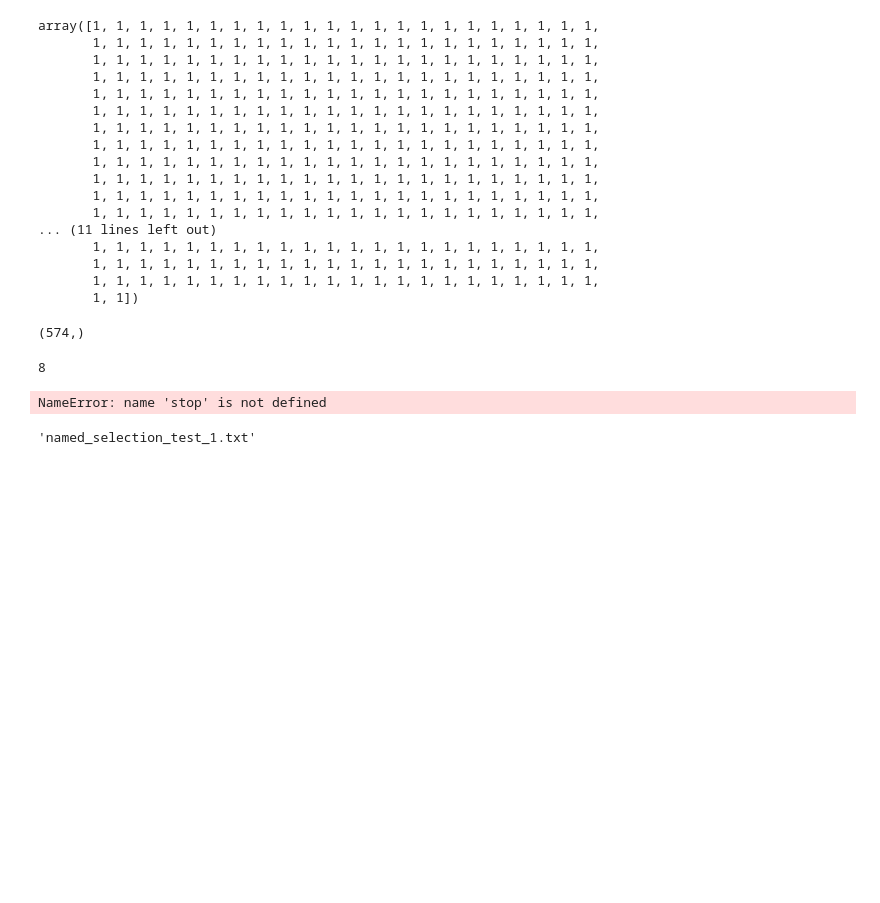
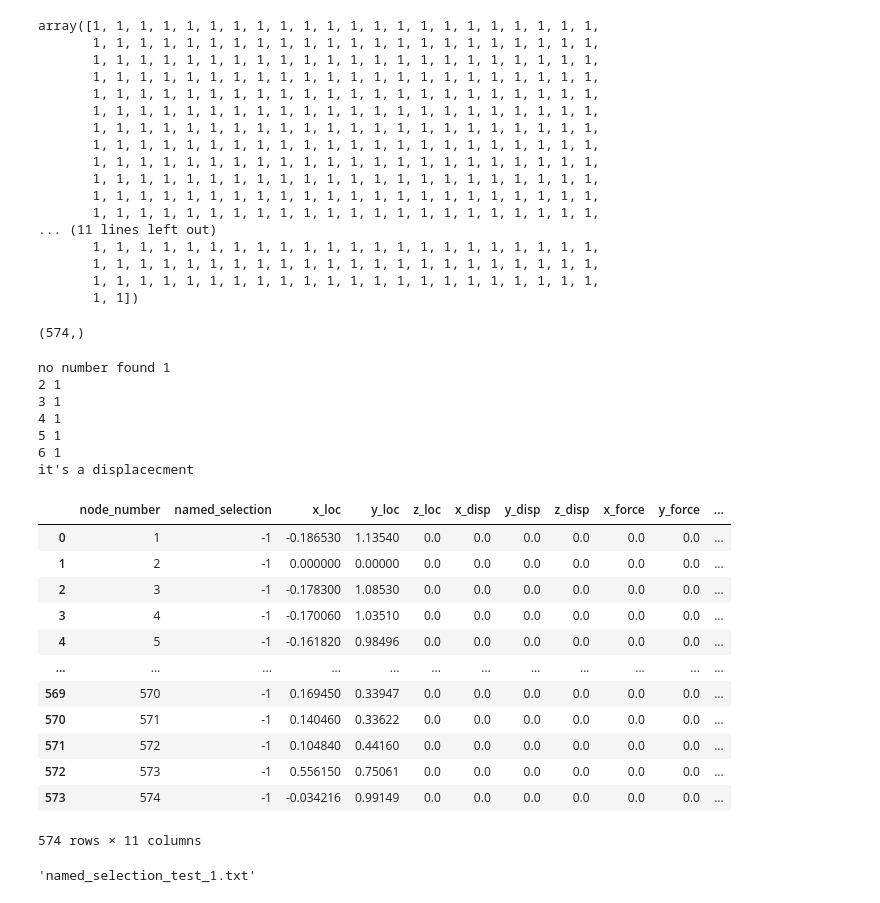
Before and after one commit to waltherwj/AI-and-FEA-model, a Jupyter notebook: 2D/data_preprocessing_notebook.ipynb, the cells around one changed output. Saved outputs shown, nothing was run; the diff lists cells and outputs as text; code cells hidden in the pictures; blank space fills up the shorter version.

Commit message:
feat: add handling for the case where the selection has no number

```diff
--- a/2D/data_preprocessing_notebook.ipynb
+++ b/2D/data_preprocessing_notebook.ipynb
@@ -181,7 +181,10 @@ D:\Ansys Simulations\Project\2D\data\v12_test\data_dir_26\named_selection_test_9
 
 def get_number(filename):
     # uses regular expression to match a single number in the file name
-    return re.search(r'\d+', filename).group(0)
+    try:
+        return re.search(r'\d+', filename).group(0)
+    except:
+        return 'no number found'
 
 print(get_sample_number(current_folder.name))
 
@@ -375,35 +378,59 @@ np.ones([len(df.named_selection)]).squeeze().shape
 # %%
 ## using current selection, update dataframe to have correct values
 
 ## first fill dataframe nodes and coordinates
 df.node_number, df.x_loc, df.y_loc, df.z_loc = sol_loaded.node_number, sol_loaded.x_loc, sol_loaded.y_loc, sol_loaded.z_loc,
 
 
 ## fill rest of data with "neutral" values
 df.named_selection = np.ones_like(df.named_selection, dtype=int)*(-1)
 zero = np.zeros_like(df.named_selection, dtype = float)
 df.x_disp, df.y_disp, df.z_disp, df.x_force, df.y_force, df.z_force = zero, zero, zero, zero, zero, zero
 
 
 ## Now check selection type
 is_disp = False
 for selec in disp_loaded.named_selection:
+    #print(get_number(selec), get_number(ns_filename))
+    if get_number(selec) == get_number(ns_filename):
+        is_disp = True
+    if get_number(selec) == 'no number found' and get_number(ns_filename) == '1':
+        is_disp = True
+
+is_force = False
+for selec in force_loaded.named_selection:
     #print(get_number(selec))
     if get_number(selec) == get_number(ns_filename):
-        is_disp = True
-        print("it's a displacement")
-is_force = False
-for selec in force_loaded.named_selection:
-    print(get_number(selec))
-    print(stop)
-    if get_number(selec) == get_number(ns_filename):
         is_force = True
-        print("it's a force")
+    if get_number(selec) == 'no number found' and get_number(ns_filename) == '1':
+        is_force = True
 
+if is_disp:
+    print("it's a displacecment")
+if is_force:
+    print("it's a force")
 df
 # %% [output]
-8
+no number found 1
+2 1
+3 1
+4 1
+5 1
+6 1
+it's a displacecment
+|  | node_number | named_selection | x_loc | y_loc | z_loc | x_disp | y_disp | z_disp | x_force | y_force | ... |
+| 0 | 1 | -1 | -0.186530 | 1.13540 | 0.0 | 0.0 | 0.0 | 0.0 | 0.0 | 0.0 | ... |
+| 1 | 2 | -1 | 0.000000 | 0.00000 | 0.0 | 0.0 | 0.0 | 0.0 | 0.0 | 0.0 | ... |
+| 2 | 3 | -1 | -0.178300 | 1.08530 | 0.0 | 0.0 | 0.0 | 0.0 | 0.0 | 0.0 | ... |
+| 3 | 4 | -1 | -0.170060 | 1.03510 | 0.0 | 0.0 | 0.0 | 0.0 | 0.0 | 0.0 | ... |
+| 4 | 5 | -1 | -0.161820 | 0.98496 | 0.0 | 0.0 | 0.0 | 0.0 | 0.0 | 0.0 | ... |
+| ... | ... | ... | ... | ... | ... | ... | ... | ... | ... | ... | ... |
+| 569 | 570 | -1 | 0.169450 | 0.33947 | 0.0 | 0.0 | 0.0 | 0.0 | 0.0 | 0.0 | ... |
+| 570 | 571 | -1 | 0.140460 | 0.33622 | 0.0 | 0.0 | 0.0 | 0.0 | 0.0 | 0.0 | ... |
+| 571 | 572 | -1 | 0.104840 | 0.44160 | 0.0 | 0.0 | 0.0 | 0.0 | 0.0 | 0.0 | ... |
+| 572 | 573 | -1 | 0.556150 | 0.75061 | 0.0 | 0.0 | 0.0 | 0.0 | 0.0 | 0.0 | ... |
+| 573 | 574 | -1 | -0.034216 | 0.99149 | 0.0 | 0.0 | 0.0 | 0.0 | 0.0 | 0.0 | ... |
-NameError: name 'stop' is not defined
+574 rows × 11 columns
 # %%
 ns_filename
 # %% [output]
```
